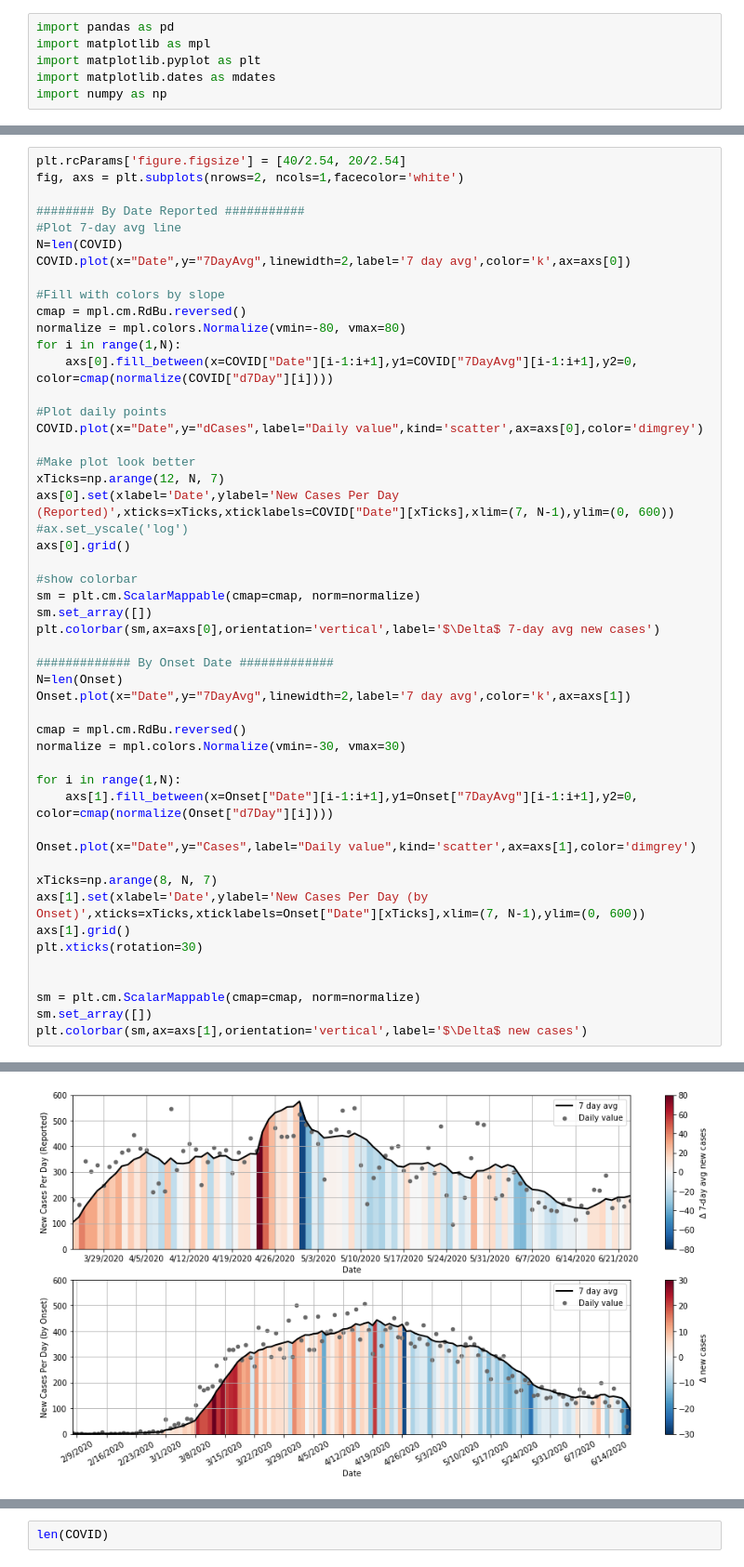
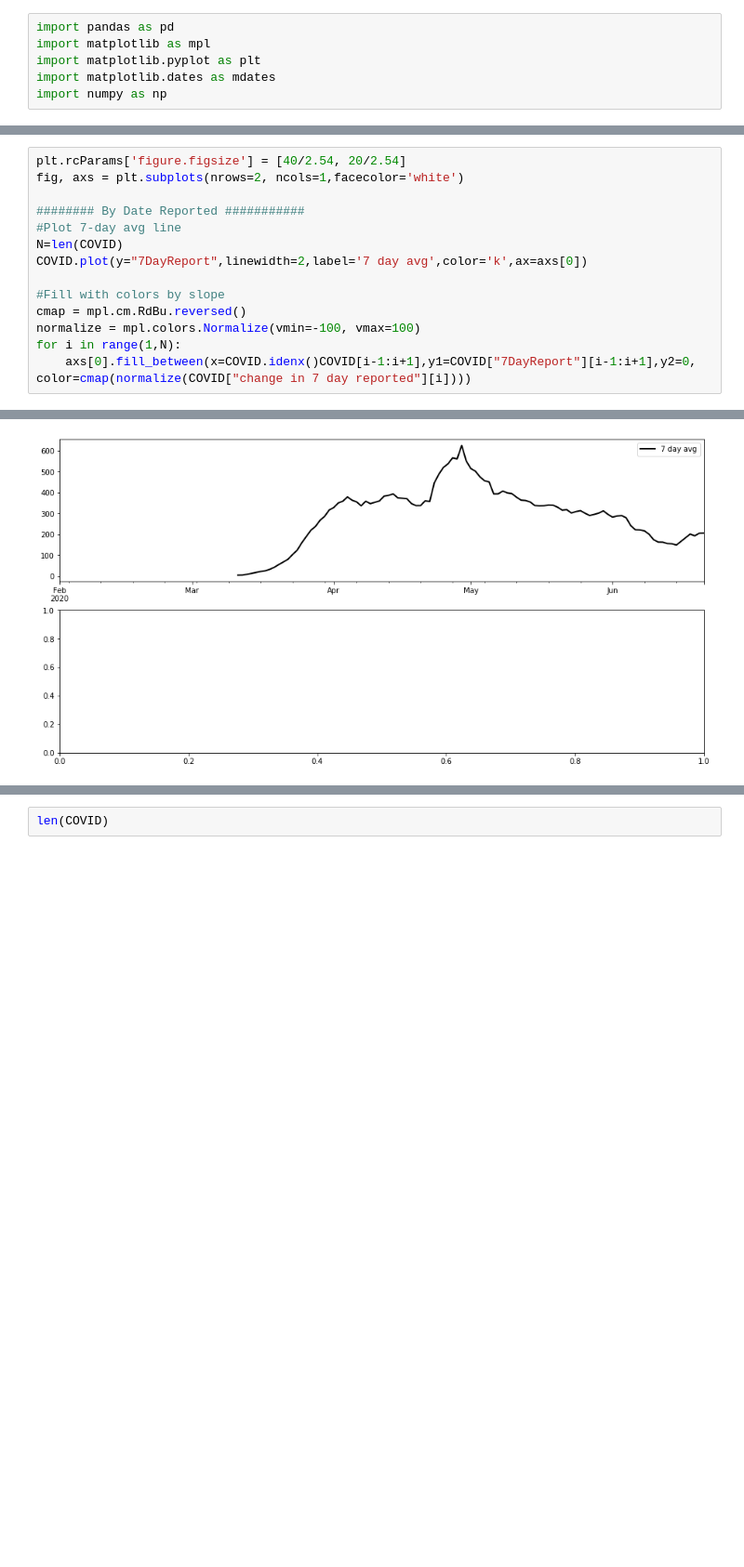
Before and after one commit to mrsoltys/COVID-Vis, a Jupyter notebook: Untitled.ipynb, the cells around one changed output, grey strips where cells are left out. Shown: that part at 93% size. Saved outputs shown, nothing was run; the diff lists cells and outputs as text; blank space fills up the shorter version.

Commit message:
Working on Pulling data from daily case summary instead of  daly state stats

```diff
--- a/Untitled.ipynb
+++ b/Untitled.ipynb
@@ -42,47 +60,11 @@ fig, axs = plt.subplots(nrows=2, ncols=1,facecolor='white')
 ######## By Date Reported ###########
 #Plot 7-day avg line
 N=len(COVID)
-COVID.plot(x="Date",y="7DayAvg",linewidth=2,label='7 day avg',color='k',ax=axs[0])
+COVID.plot(y="7DayReport",linewidth=2,label='7 day avg',color='k',ax=axs[0])
 
 #Fill with colors by slope
 cmap = mpl.cm.RdBu.reversed()
-normalize = mpl.colors.Normalize(vmin=-80, vmax=80)
+normalize = mpl.colors.Normalize(vmin=-100, vmax=100)
 for i in range(1,N):
-    axs[0].fill_between(x=COVID["Date"][i-1:i+1],y1=COVID["7DayAvg"][i-1:i+1],y2=0, color=cmap(normalize(COVID["d7Day"][i])))
-
-#Plot daily points
-COVID.plot(x="Date",y="dCases",label="Daily value",kind='scatter',ax=axs[0],color='dimgrey')
-
-#Make plot look better
-xTicks=np.arange(12, N, 7)
-axs[0].set(xlabel='Date',ylabel='New Cases Per Day (Reported)',xticks=xTicks,xticklabels=COVID["Date"][xTicks],xlim=(7, N-1),ylim=(0, 600))
-#ax.set_yscale('log')
-axs[0].grid()
-
-#show colorbar
-sm = plt.cm.ScalarMappable(cmap=cmap, norm=normalize)
-sm.set_array([])
-plt.colorbar(sm,ax=axs[0],orientation='vertical',label='$\Delta$ 7-day avg new cases')
-
-############# By Onset Date #############
-N=len(Onset)
-Onset.plot(x="Date",y="7DayAvg",linewidth=2,label='7 day avg',color='k',ax=axs[1])
-
-cmap = mpl.cm.RdBu.reversed()
-normalize = mpl.colors.Normalize(vmin=-30, vmax=30)
-
-for i in range(1,N):
-    axs[1].fill_between(x=Onset["Date"][i-1:i+1],y1=Onset["7DayAvg"][i-1:i+1],y2=0, color=cmap(normalize(Onset["d7Day"][i])))
-
-Onset.plot(x="Date",y="Cases",label="Daily value",kind='scatter',ax=axs[1],color='dimgrey')
-
-xTicks=np.arange(8, N, 7)
-axs[1].set(xlabel='Date',ylabel='New Cases Per Day (by Onset)',xticks=xTicks,xticklabels=Onset["Date"][xTicks],xlim=(7, N-1),ylim=(0, 600))
-axs[1].grid()
-plt.xticks(rotation=30)
-
-
-sm = plt.cm.ScalarMappable(cmap=cmap, norm=normalize)
-sm.set_array([])
-plt.colorbar(sm,ax=axs[1],orientation='vertical',label='$\Delta$ new cases')
+    axs[0].fill_between(x=COVID.idenx()COVID[i-1:i+1],y1=COVID["7DayReport"][i-1:i+1],y2=0, color=cmap(normalize(COVID["change in 7 day reported"][i])))
 # %% [output]
@@ -90 +72 @@ plt.colorbar(sm,ax=axs[1],orientation='vertical',label='$\Delta$ new cases')
-[figure, old version]
+[figure, new version]
```
Also changed, not shown: parts of 6 cells of this notebook.
